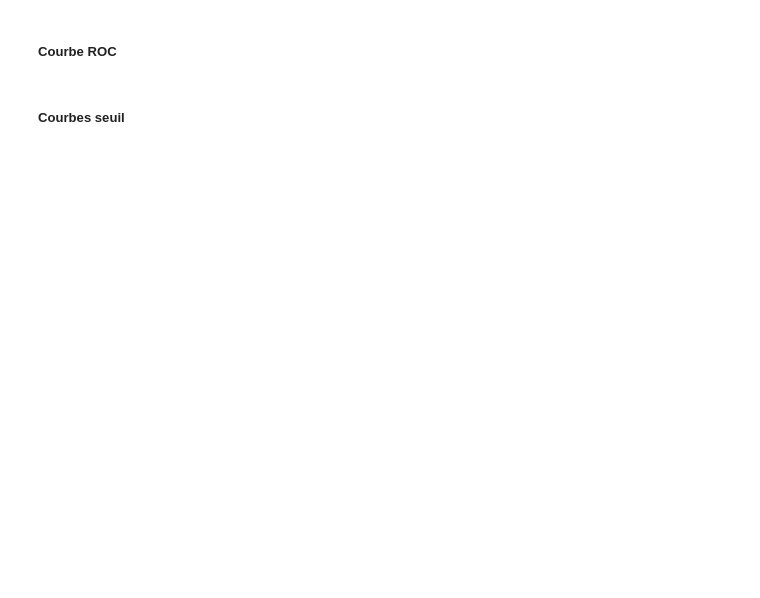
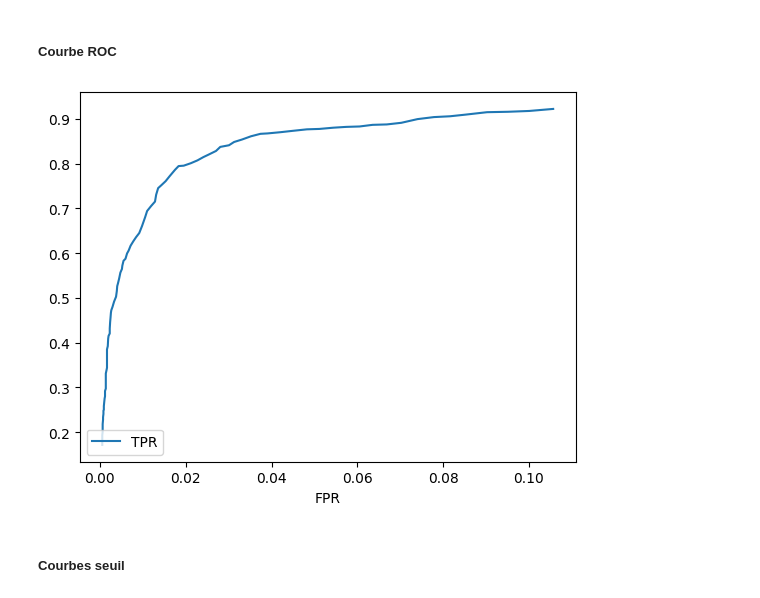
Before and after one commit to SebastienH422/MNIST, a Jupyter notebook: MNIST.ipynb, the cells around one changed output. Cells and saved outputs as stored; diff of their text form; code cells hidden in the pictures; blank space fills up the shorter version.

```diff
--- a/MNIST.ipynb
+++ b/MNIST.ipynb
@@ -254,9 +289,10 @@ plt.show()
 # %%
 abscisse = 'FPR'
 ordonnees = ['TPR']
 
-affichage(y_5[shuffle_index[:nbDonnees]], y_scores, range(-5000, 5000, 100), abscisse, ordonnees)
-plt.show()
+affichage(y_5[index_test], y_scores, range(-5000, 5000, 100), abscisse, ordonnees)
+# %% [output]
+[figure, added]
 # %% [markdown]
 ##### Courbes seuil
 # %%
```
Also changed, not shown: parts of 44 cells of this notebook.
